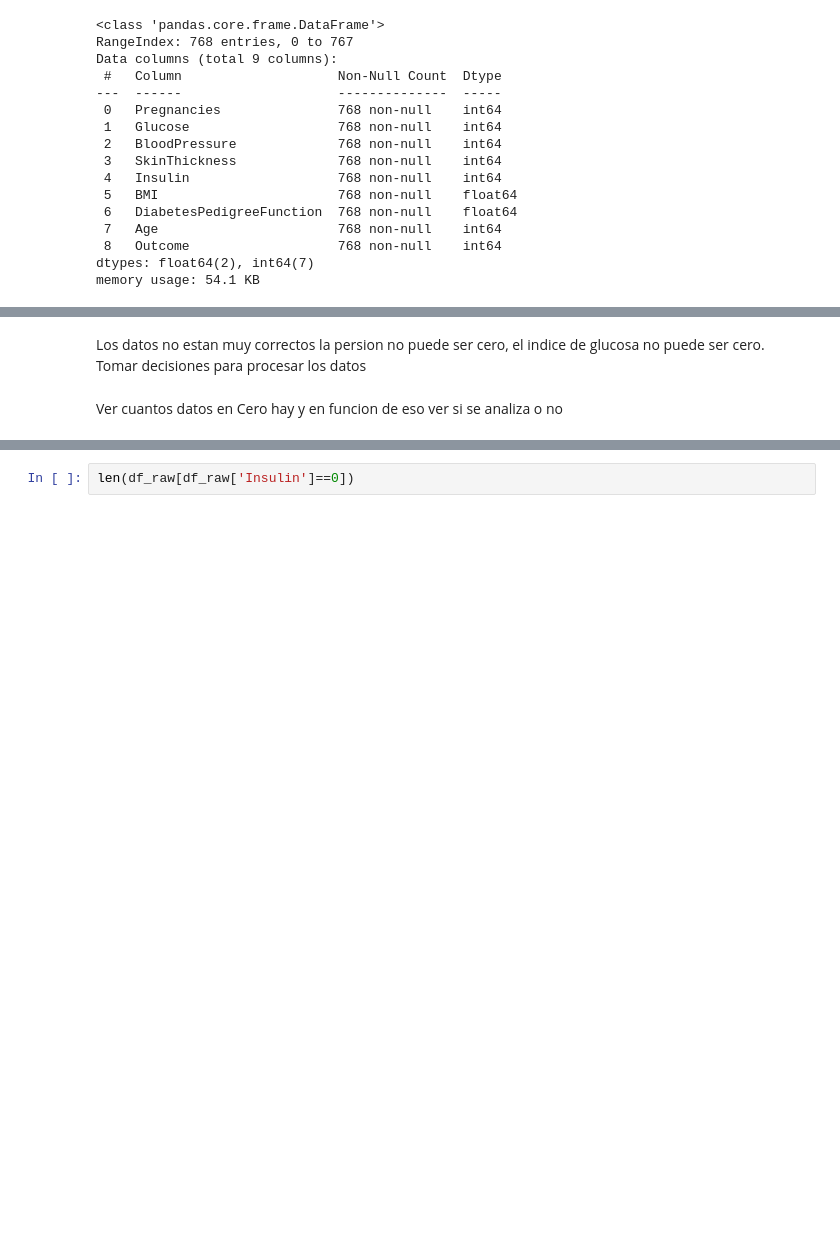
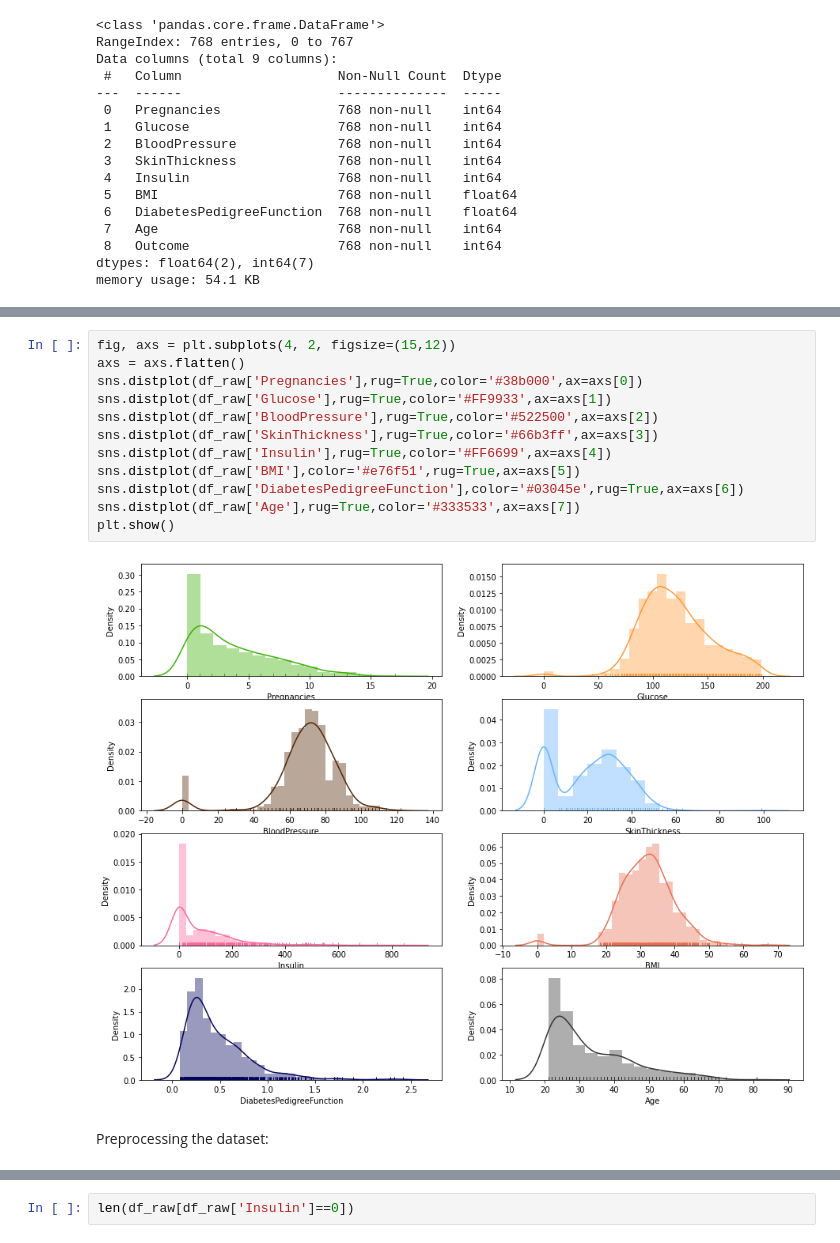
Before and after one commit to eperezvazquez/Desicion-Tree, a Jupyter notebook: src/explore_decision_tree.ipynb, the cells around one changed output, grey strips where cells are left out. Cells and saved outputs as stored; diff of their text form; blank space fills up the shorter version.

Commit message:
decision.tree2

```diff
--- a/src/explore_decision_tree.ipynb
+++ b/src/explore_decision_tree.ipynb
@@ -70,8 +81,19 @@ df_raw.describe()
 | 50% | 3.000000 | 117.000000 | 72.000000 | 23.000000 | 30.500000 | 32.000000 | 0.372500 | 29.000000 | ... |
 | 75% | 6.000000 | 140.250000 | 80.000000 | 32.000000 | 127.250000 | 36.600000 | 0.626250 | 41.000000 | ... |
 | max | 17.000000 | 199.000000 | 122.000000 | 99.000000 | 846.000000 | 67.100000 | 2.420000 | 81.000000 | ... |
-# %% [markdown]
-Los datos no estan muy correctos la persion no puede ser cero, el indice de glucosa no puede ser cero.
-Tomar decisiones para procesar los datos
-# %% [markdown]
-Ver cuantos datos en Cero hay y en funcion de eso ver si se analiza o no
+# %%
+fig, axs = plt.subplots(4, 2, figsize=(15,12))
+axs = axs.flatten()
+sns.distplot(df_raw['Pregnancies'],rug=True,color='#38b000',ax=axs[0])
+sns.distplot(df_raw['Glucose'],rug=True,color='#FF9933',ax=axs[1])
+sns.distplot(df_raw['BloodPressure'],rug=True,color='#522500',ax=axs[2])
+sns.distplot(df_raw['SkinThickness'],rug=True,color='#66b3ff',ax=axs[3])
+sns.distplot(df_raw['Insulin'],rug=True,color='#FF6699',ax=axs[4])
+sns.distplot(df_raw['BMI'],color='#e76f51',rug=True,ax=axs[5])
+sns.distplot(df_raw['DiabetesPedigreeFunction'],color='#03045e',rug=True,ax=axs[6])
+sns.distplot(df_raw['Age'],rug=True,color='#333533',ax=axs[7])
+plt.show()
+# %% [output]
+[figure, added]
+# %% [markdown]
+Preprocessing the dataset:
```
Also changed, not shown: parts of 43 cells of this notebook, 2 other files.
